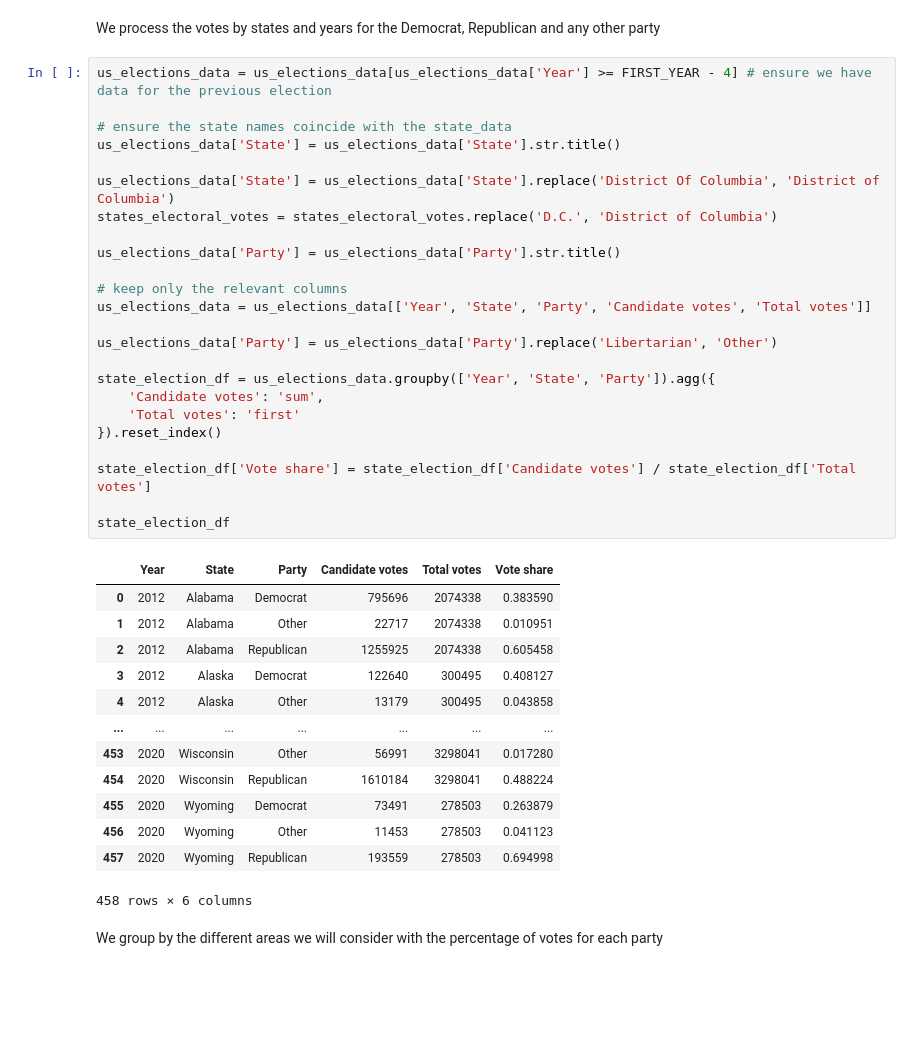
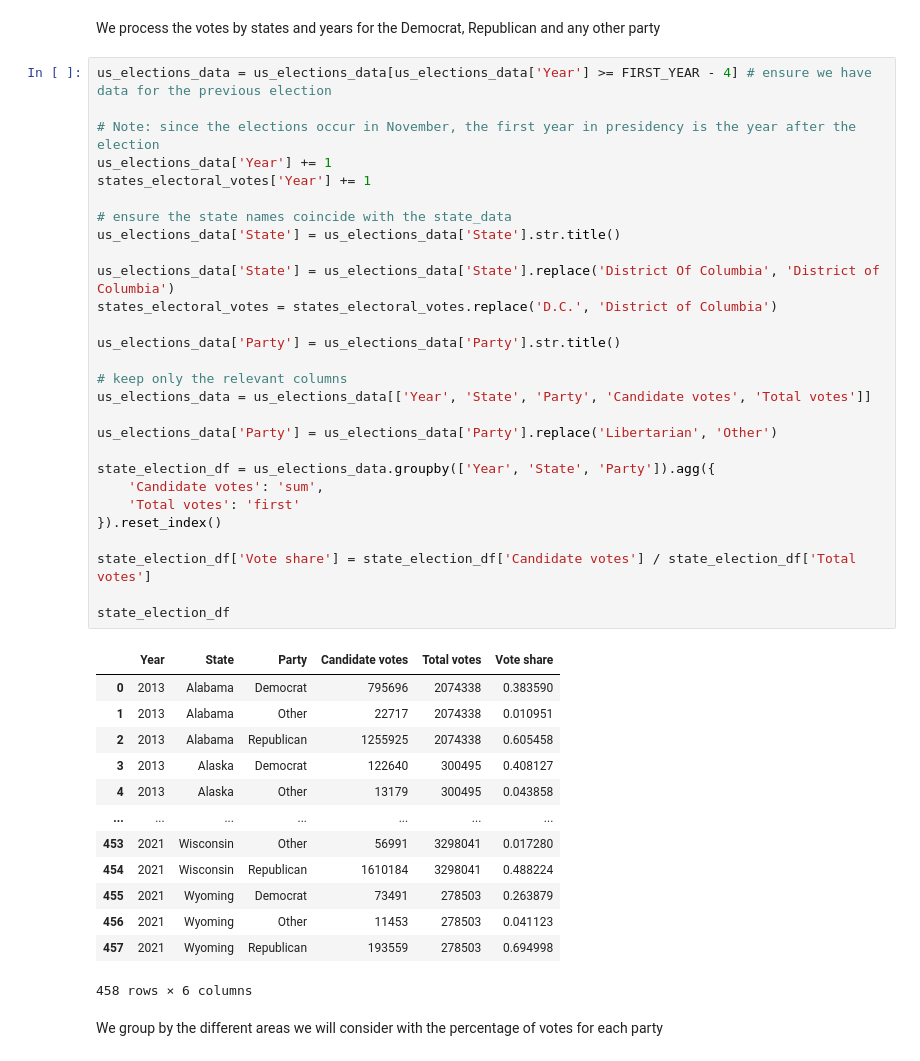
Before and after one commit to JoelSoleCasale/VI2_GunViolence, a Jupyter notebook: preprocessElectionData.ipynb, the cells around one changed output. Drawn from its saved outputs; the diff is of its cells as text; blank space fills up the shorter version.

```diff
--- a/preprocessElectionData.ipynb
+++ b/preprocessElectionData.ipynb
@@ -26,41 +26,45 @@ states_electoral_votes.rename(columns={
 We process the votes by states and years for the Democrat, Republican and any other party
 # %%
 us_elections_data = us_elections_data[us_elections_data['Year'] >= FIRST_YEAR - 4] # ensure we have data for the previous election
+
+# Note: since the elections occur in November, the first year in presidency is the year after the election
+us_elections_data['Year'] += 1
+states_electoral_votes['Year'] += 1
 
 # ensure the state names coincide with the state_data
 us_elections_data['State'] = us_elections_data['State'].str.title()
 
 us_elections_data['State'] = us_elections_data['State'].replace('District Of Columbia', 'District of Columbia')
 states_electoral_votes = states_electoral_votes.replace('D.C.', 'District of Columbia')
 
 us_elections_data['Party'] = us_elections_data['Party'].str.title()
 
 # keep only the relevant columns
 us_elections_data = us_elections_data[['Year', 'State', 'Party', 'Candidate votes', 'Total votes']]
 
 us_elections_data['Party'] = us_elections_data['Party'].replace('Libertarian', 'Other')
 
 state_election_df = us_elections_data.groupby(['Year', 'State', 'Party']).agg({
     'Candidate votes': 'sum',
     'Total votes': 'first'
 }).reset_index()
 
 state_election_df['Vote share'] = state_election_df['Candidate votes'] / state_election_df['Total votes']
 
 state_election_df
 # %% [output]
 |  | Year | State | Party | Candidate votes | Total votes | Vote share |
-| 0 | 2012 | Alabama | Democrat | 795696 | 2074338 | 0.383590 |
-| 1 | 2012 | Alabama | Other | 22717 | 2074338 | 0.010951 |
-| 2 | 2012 | Alabama | Republican | 1255925 | 2074338 | 0.605458 |
-| 3 | 2012 | Alaska | Democrat | 122640 | 300495 | 0.408127 |
-| 4 | 2012 | Alaska | Other | 13179 | 300495 | 0.043858 |
+| 0 | 2013 | Alabama | Democrat | 795696 | 2074338 | 0.383590 |
+| 1 | 2013 | Alabama | Other | 22717 | 2074338 | 0.010951 |
+| 2 | 2013 | Alabama | Republican | 1255925 | 2074338 | 0.605458 |
+| 3 | 2013 | Alaska | Democrat | 122640 | 300495 | 0.408127 |
+| 4 | 2013 | Alaska | Other | 13179 | 300495 | 0.043858 |
 | ... | ... | ... | ... | ... | ... | ... |
-| 453 | 2020 | Wisconsin | Other | 56991 | 3298041 | 0.017280 |
-| 454 | 2020 | Wisconsin | Republican | 1610184 | 3298041 | 0.488224 |
-| 455 | 2020 | Wyoming | Democrat | 73491 | 278503 | 0.263879 |
-| 456 | 2020 | Wyoming | Other | 11453 | 278503 | 0.041123 |
-| 457 | 2020 | Wyoming | Republican | 193559 | 278503 | 0.694998 |
+| 453 | 2021 | Wisconsin | Other | 56991 | 3298041 | 0.017280 |
+| 454 | 2021 | Wisconsin | Republican | 1610184 | 3298041 | 0.488224 |
+| 455 | 2021 | Wyoming | Democrat | 73491 | 278503 | 0.263879 |
+| 456 | 2021 | Wyoming | Other | 11453 | 278503 | 0.041123 |
+| 457 | 2021 | Wyoming | Republican | 193559 | 278503 | 0.694998 |
 458 rows × 6 columns
 # %% [markdown]
 We group by the different areas we will consider with the percentage of votes for each party
```
Also changed, not shown: parts of 3 cells of this notebook, 1 other file.
